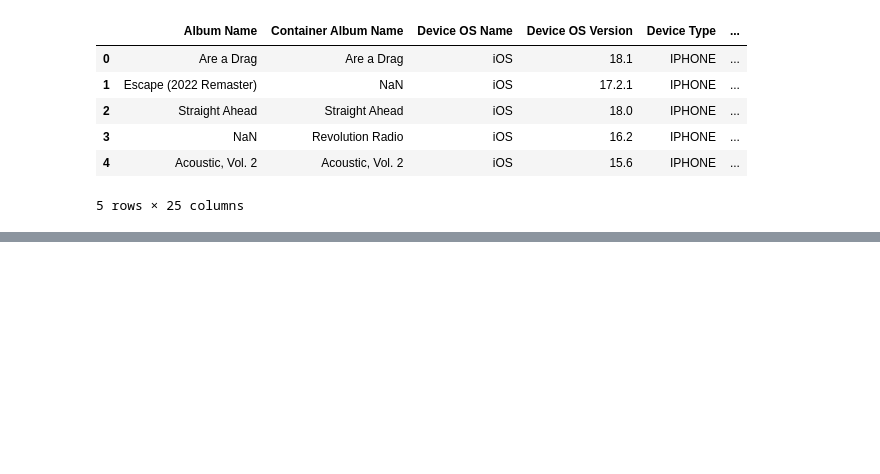
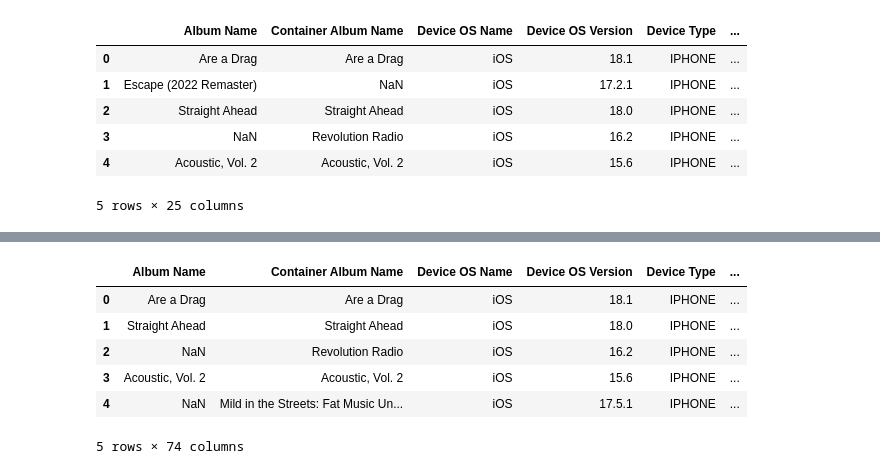
Before and after one commit to ftaylor101/spotify, a Jupyter notebook: apple_vis.ipynb, the cells around one changed output, grey strips where cells are left out. Saved outputs shown, nothing was run; the diff lists cells and outputs as text; code cells hidden in the pictures; blank space fills up the shorter version.

```diff
--- a/apple_vis.ipynb
+++ b/apple_vis.ipynb
@@ -56,0 +86,2 @@ df.head()
+# %%
+converted_df = merged_df.astype({'Identifier': int})
@@ -56,0 +109,18 @@ df.head()
+# %%
+# Convert the columns to the same data type
+# merged_df['Identifier'] = merged_df['Identifier'].astype(str)
+# library_tracks['Apple Music Track Identifier'] = library_tracks['Apple Music Track Identifier'].astype(str)
+
+# Merge the DataFrames on 'Identifier' and 'Apple Music Identifier' columns
+final_df = pd.merge(converted_df, library_tracks, left_on='Identifier', right_on='Apple Music Track Identifier')
+
+# Display the merged DataFrame
+final_df.head()
+# %% [output]
+|  | Album Name | Container Album Name | Device OS Name | Device OS Version | Device Type | ... |
+| 0 | Are a Drag | Are a Drag | iOS | 18.1 | IPHONE | ... |
+| 1 | Straight Ahead | Straight Ahead | iOS | 18.0 | IPHONE | ... |
+| 2 | NaN | Revolution Radio | iOS | 16.2 | IPHONE | ... |
+| 3 | Acoustic, Vol. 2 | Acoustic, Vol. 2 | iOS | 15.6 | IPHONE | ... |
+| 4 | NaN | Mild in the Streets: Fat Music Un... | iOS | 17.5.1 | IPHONE | ... |
+5 rows × 74 columns
```
Also changed, not shown: parts of 9 cells of this notebook, 1 other file.
